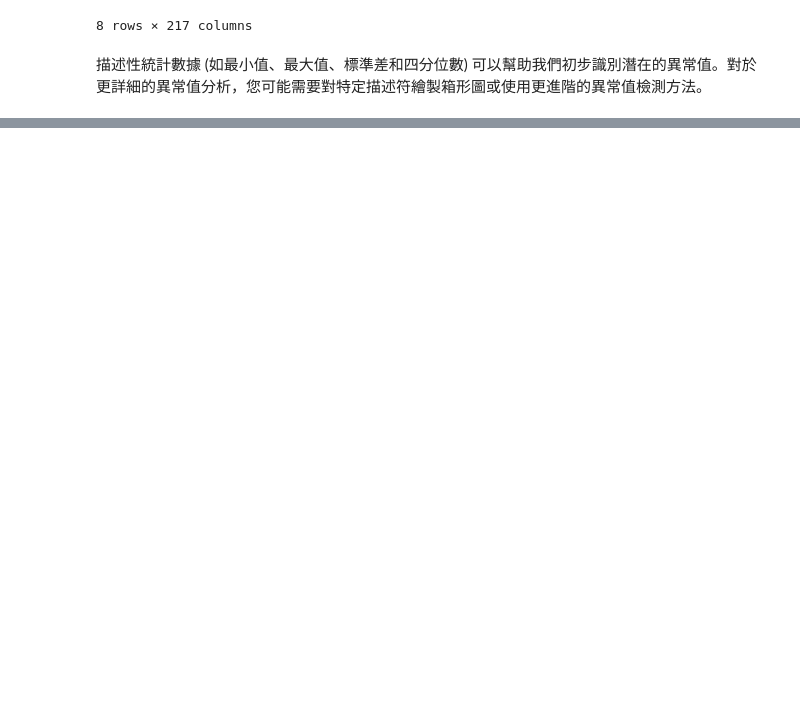
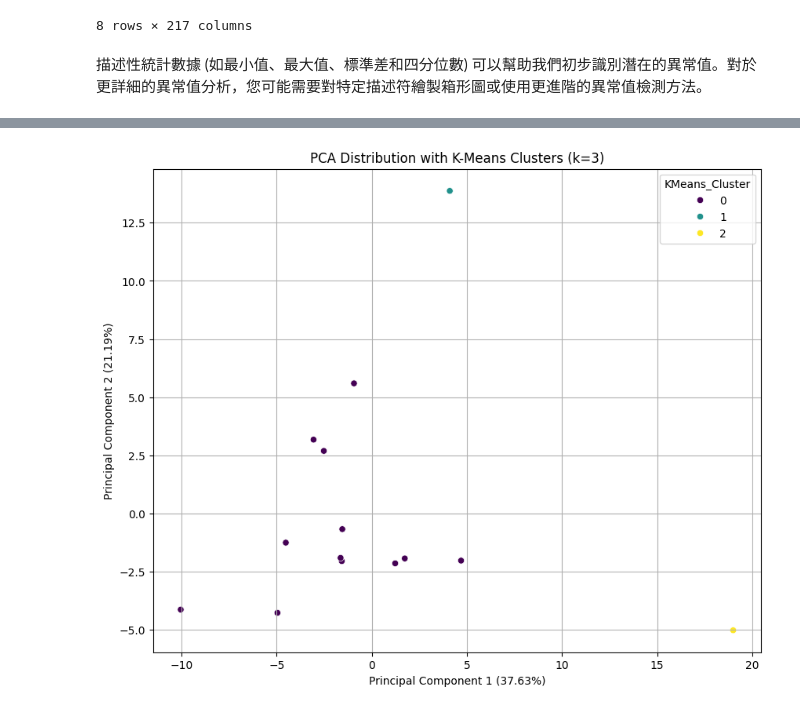
Before and after one commit to SpiderFang/MolecularDescriptors-rdkit, a Jupyter notebook: molecular_descritors_rdkit.ipynb, the cells around one changed output, grey strips where cells are left out. Saved outputs shown, nothing was run; the diff lists cells and outputs as text; code cells hidden in the pictures; blank space fills up the shorter version.

Commit message:
對分子描述符數據進行兩種自動分類方法：K-Means 聚類和基於 Isolation Forest 的分群

```diff
--- a/molecular_descritors_rdkit.ipynb
+++ b/molecular_descritors_rdkit.ipynb
@@ -347,0 +350,91 @@ Descriptive statistics of the descriptor data:
+# %%
+import pandas as pd
+from sklearn.cluster import KMeans
+from sklearn.ensemble import IsolationForest
+import matplotlib.pyplot as plt
+import seaborn as sns
+
+# Ensure df_final and X_scaled are available from previous steps
+try:
+    df_final = pd.read_excel('/content/final.xlsx')
+except FileNotFoundError:
+    print("Error: 'final.xlsx' not found. Please ensure the file exists.")
+    raise
+
+# Drop non-descriptor columns (like 'Smiles' and 'mol' if it was kept in excel)
+# Assuming 'mol' column was dropped before saving to excel, but checking just in case
+if 'Smiles' in df_final.columns:
+    df_descriptors = df_final.drop(columns=['Smiles'])
+else:
+    df_descriptors = df_final.copy()
+
+# If 'mol' column is still present (unlikely if saved to excel, but for robustness)
+if 'mol' in df_descriptors.columns:
+    df_descriptors = df_descriptors.drop(columns=['mol'])
+
+# Check if there are any descriptors to process
+if df_descriptors.empty:
+    raise ValueError("No molecular descriptor columns found after dropping 'Smiles' and 'mol'.")
+
+from sklearn.preprocessing import StandardScaler
+scaler = StandardScaler()
+X_scaled = scaler.fit_transform(df_descriptors)
+
+from sklearn.decomposition import PCA
+pca = PCA(n_components=2)
+X_pca = pca.fit_transform(X_scaled)
+
+# Create a DataFrame for PCA results
+df_pca = pd.DataFrame(data=X_pca, columns=['Principal Component 1', 'Principal Component 2'])
+
+# Add the original smiles for labeling if available
+if 'Smiles' in df_final.columns:
+    df_pca['Smiles'] = df_final['Smiles']
+
+print("\n--- K-Means Clustering ---")
+# 1. K-Means Clustering 進行 K-Means 聚類，並在 PCA 圖上顯示結果
+# We'll choose 3 clusters as an example. You can experiment with different numbers.
+# For determining optimal k, methods like the Elbow Method or Silhouette Score can be used.
+k = 3
+kmeans = KMeans(n_clusters=k, random_state=42, n_init=10) # n_init='auto' for sklearn >= 1.4
+kmeans_labels = kmeans.fit_predict(X_scaled)
+
+df_pca_kmeans = df_pca.copy()
+df_pca_kmeans['KMeans_Cluster'] = kmeans_labels
+
+plt.figure(figsize=(10, 8))
+sns.scatterplot(x='Principal Component 1', y='Principal Component 2', hue='KMeans_Cluster', data=df_pca_kmeans, palette='viridis', legend='full')
+plt.title(f'PCA Distribution with K-Means Clusters (k={k})')
+plt.xlabel(f'Principal Component 1 ({pca.explained_variance_ratio_[0]*100:.2f}%)')
+plt.ylabel(f'Principal Component 2 ({pca.explained_variance_ratio_[1]*100:.2f}%)')
+plt.grid(True)
+plt.show()
+
+print("\n--- Isolation Forest (Tree-based Grouping) ---")
+print("Random Forest本身並非直接的聚類演算法。這裡我們將使用Isolation Forest，")
+print("它是一種基於樹的集成學習方法，主要用於異常檢測，但其工作原理可以幫助我們將數據分組。")
+print("它將數據點隔離，越容易被隔離的點越可能是異常值。不那麼容易被隔離的點則形成'正常'的群組。")
+
+# 2. Isolation Forest (as a tree-based grouping method) 使用 Isolation Forest，並將其結果同樣呈現在 PCA 圖上，以展示其分群效果
+# n_estimators: The number of base estimators (trees) in the ensemble.
+# contamination: The proportion of outliers in the data set. This is used to define the threshold on the scores of the samples.
+# We will use 'auto' or a reasonable estimate like 0.1 for initial grouping.
+
+isolation_forest = IsolationForest(random_state=42, contamination='auto') # Adjust contamination based on expected outlier ratio
+isolation_forest_predictions = isolation_forest.fit_predict(X_scaled)
+# -1 for outliers, 1 for inliers
+
+df_pca_isoforest = df_pca.copy()
+df_pca_isoforest['Isolation_Forest_Group'] = isolation_forest_predictions
+
+# Map predictions to more descriptive labels for plotting
+df_pca_isoforest['Isolation_Forest_Group_Label'] = df_pca_isoforest['Isolation_Forest_Group'].map({-1: 'Outlier', 1: 'Inlier'})
+
+plt.figure(figsize=(10, 8))
+sns.scatterplot(x='Principal Component 1', y='Principal Component 2', hue='Isolation_Forest_Group_Label', data=df_pca_isoforest, palette={'Inlier': 'blue', 'Outlier': 'red'}, legend='full')
+plt.title('PCA Distribution with Isolation Forest Groups')
+plt.xlabel(f'Principal Component 1 ({pca.explained_variance_ratio_[0]*100:.2f}%)')
+plt.ylabel(f'Principal Component 2 ({pca.explained_variance_ratio_[1]*100:.2f}%)')
+plt.grid(True)
+plt.show()
+# %% [output]
@@ -347,0 +442 @@ Descriptive statistics of the descriptor data:
+[figure, added]
```
Also changed, not shown: parts of 2 cells of this notebook.
